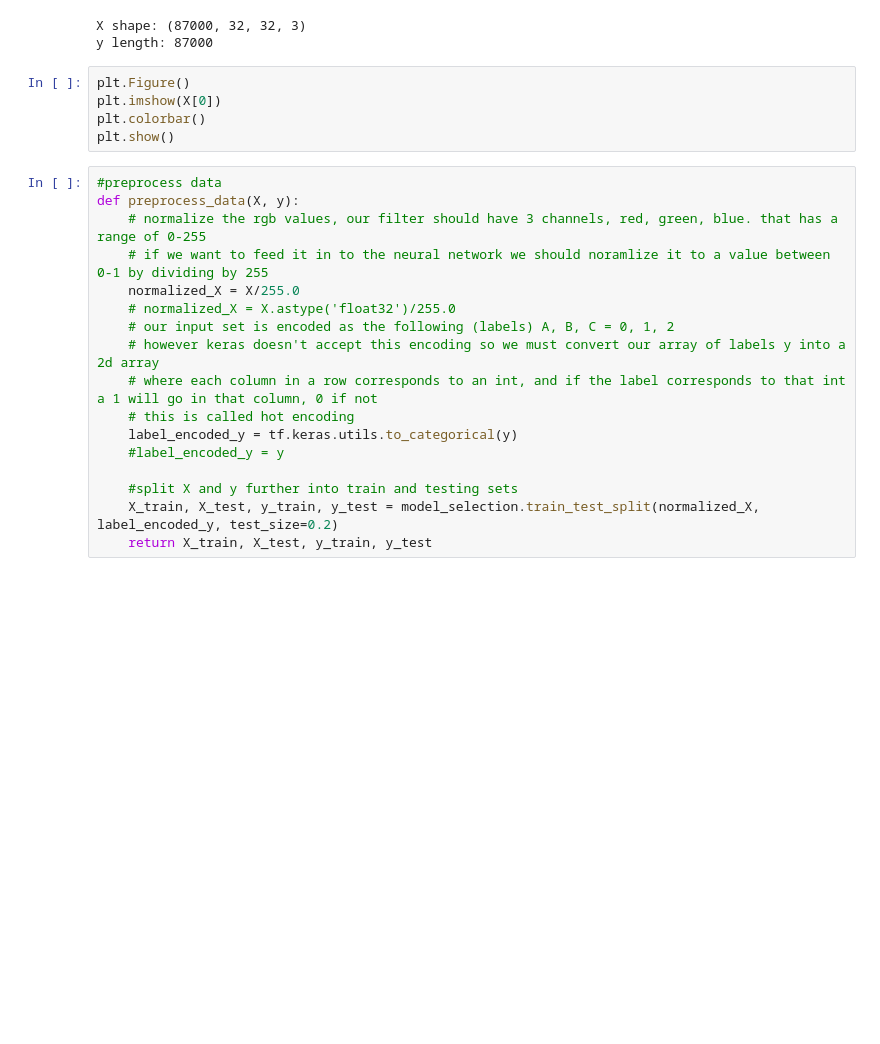
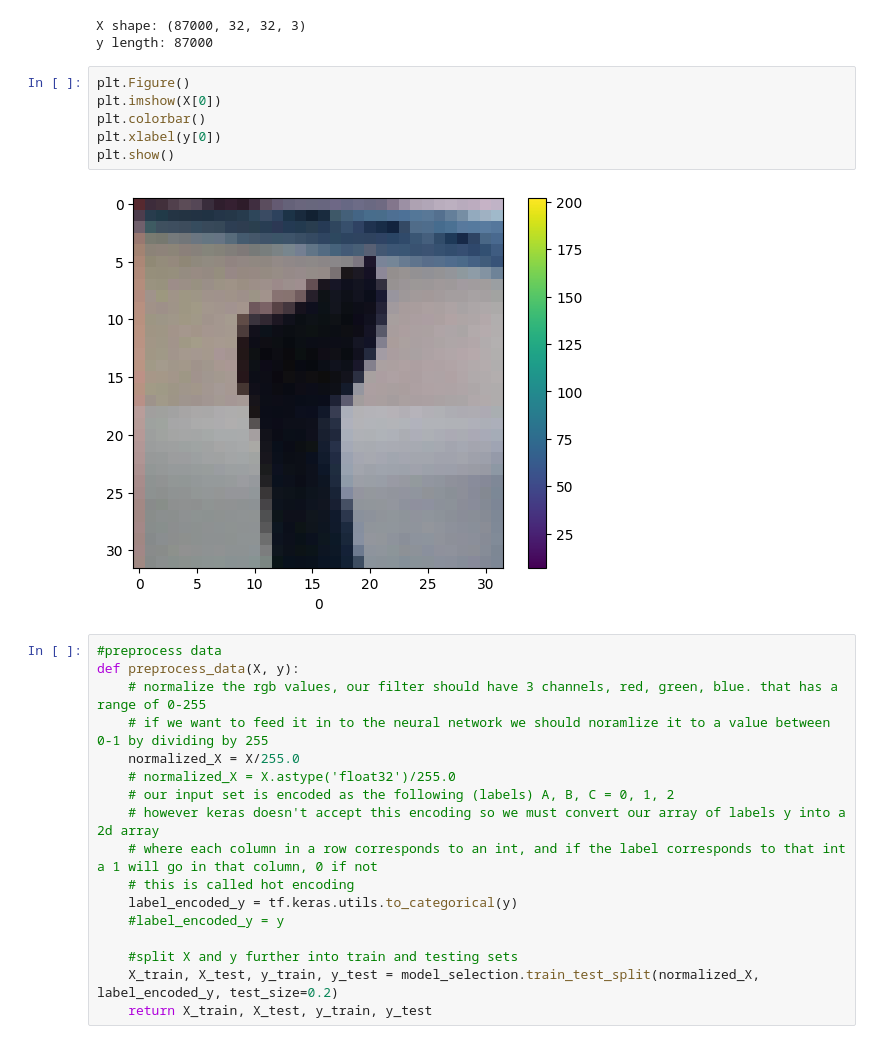
Before and after one commit to Ephrem3/ASL-Translator-AI, a Jupyter notebook: classification.ipynb, the cells around one changed output. Saved outputs shown, nothing was run; the diff lists cells and outputs as text; blank space fills up the shorter version.

```diff
--- a/classification.ipynb
+++ b/classification.ipynb
@@ -69,8 +67,11 @@ y length: 87000
 # %%
 plt.Figure()
 plt.imshow(X[0])
 plt.colorbar()
+plt.xlabel(y[0])
 plt.show()
+# %% [output]
+[figure, added]
 # %%
 #preprocess data
 def preprocess_data(X, y):
```
Also changed, not shown: parts of 7 cells of this notebook.
